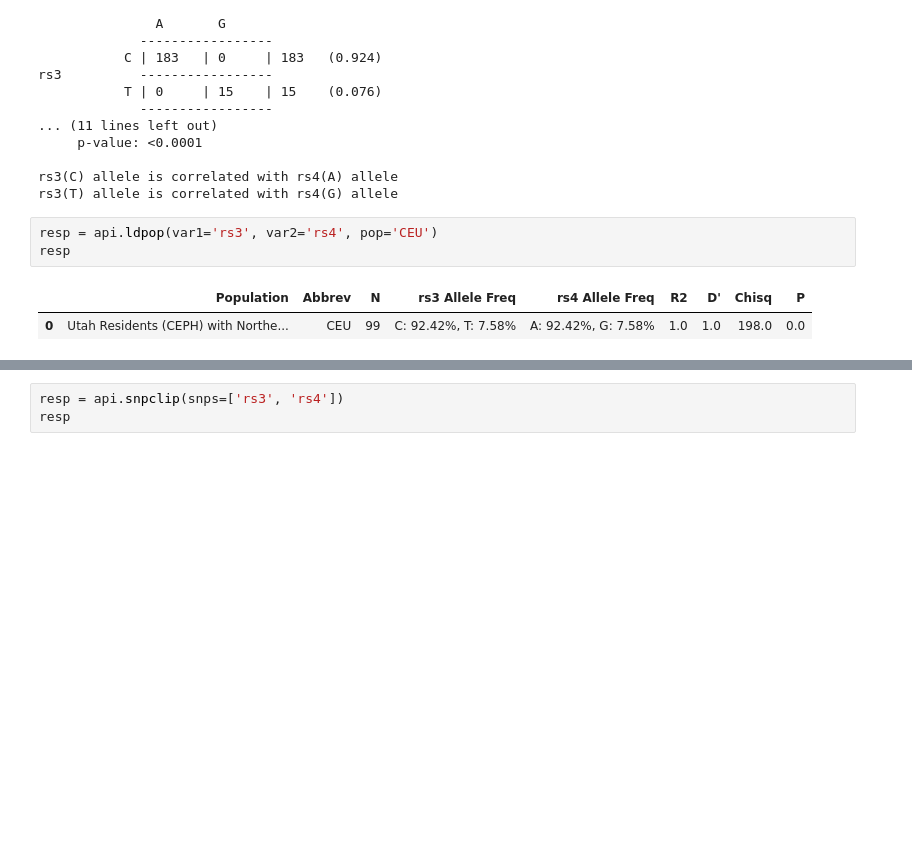
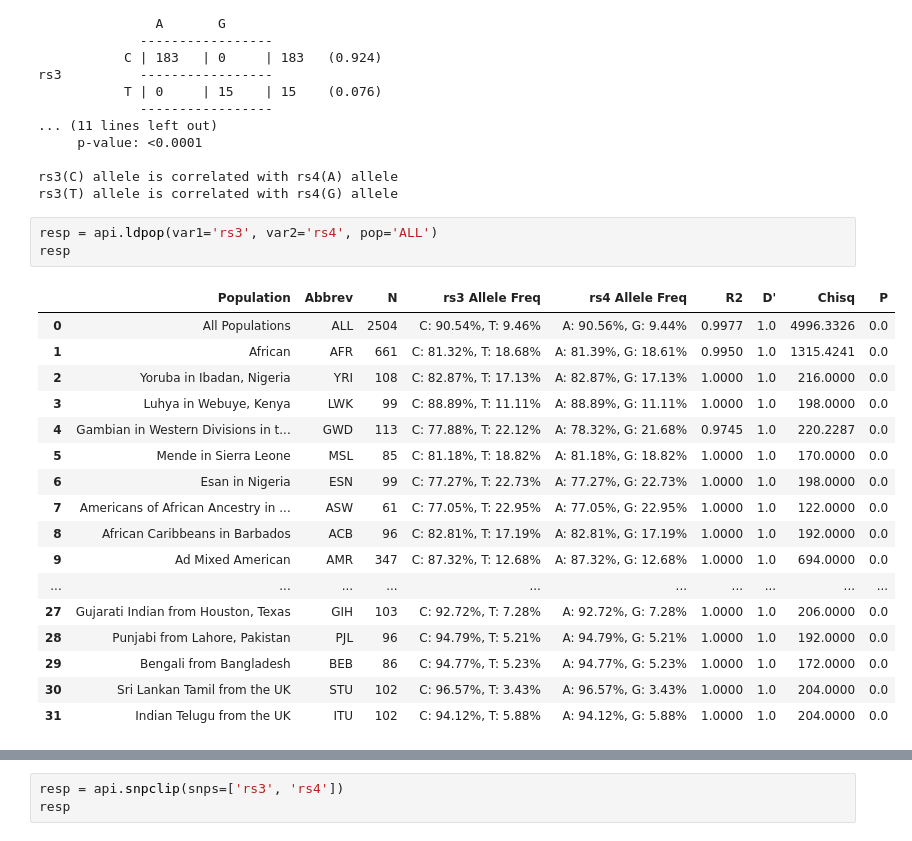
Before and after one commit to gokceneraslan/ldlink-python, a Jupyter notebook: notebook.ipynb, the cells around one changed output, grey strips where cells are left out. Saved outputs shown, nothing was run; the diff lists cells and outputs as text; blank space fills up the shorter version.

```diff
--- a/notebook.ipynb
+++ b/notebook.ipynb
@@ -65,10 +58,25 @@ rs3          -----------------
 rs3(C) allele is correlated with rs4(A) allele
 rs3(T) allele is correlated with rs4(G) allele
 # %%
-resp = api.ldpop(var1='rs3', var2='rs4', pop='CEU')
+resp = api.ldpop(var1='rs3', var2='rs4', pop='ALL')
 resp
 # %% [output]
 |  | Population | Abbrev | N | rs3 Allele Freq | rs4 Allele Freq | R2 | D' | Chisq | P |
-| 0 | Utah Residents (CEPH) with Northe... | CEU | 99 | C: 92.42%, T: 7.58% | A: 92.42%, G: 7.58% | 1.0 | 1.0 | 198.0 | 0.0 |
+| 0 | All Populations | ALL | 2504 | C: 90.54%, T: 9.46% | A: 90.56%, G: 9.44% | 0.9977 | 1.0 | 4996.3326 | 0.0 |
+| 1 | African | AFR | 661 | C: 81.32%, T: 18.68% | A: 81.39%, G: 18.61% | 0.9950 | 1.0 | 1315.4241 | 0.0 |
+| 2 | Yoruba in Ibadan, Nigeria | YRI | 108 | C: 82.87%, T: 17.13% | A: 82.87%, G: 17.13% | 1.0000 | 1.0 | 216.0000 | 0.0 |
+| 3 | Luhya in Webuye, Kenya | LWK | 99 | C: 88.89%, T: 11.11% | A: 88.89%, G: 11.11% | 1.0000 | 1.0 | 198.0000 | 0.0 |
+| 4 | Gambian in Western Divisions in t... | GWD | 113 | C: 77.88%, T: 22.12% | A: 78.32%, G: 21.68% | 0.9745 | 1.0 | 220.2287 | 0.0 |
+| 5 | Mende in Sierra Leone | MSL | 85 | C: 81.18%, T: 18.82% | A: 81.18%, G: 18.82% | 1.0000 | 1.0 | 170.0000 | 0.0 |
+| 6 | Esan in Nigeria | ESN | 99 | C: 77.27%, T: 22.73% | A: 77.27%, G: 22.73% | 1.0000 | 1.0 | 198.0000 | 0.0 |
+| 7 | Americans of African Ancestry in ... | ASW | 61 | C: 77.05%, T: 22.95% | A: 77.05%, G: 22.95% | 1.0000 | 1.0 | 122.0000 | 0.0 |
+| 8 | African Caribbeans in Barbados | ACB | 96 | C: 82.81%, T: 17.19% | A: 82.81%, G: 17.19% | 1.0000 | 1.0 | 192.0000 | 0.0 |
+| 9 | Ad Mixed American | AMR | 347 | C: 87.32%, T: 12.68% | A: 87.32%, G: 12.68% | 1.0000 | 1.0 | 694.0000 | 0.0 |
+| ... | ... | ... | ... | ... | ... | ... | ... | ... | ... |
+| 27 | Gujarati Indian from Houston, Texas | GIH | 103 | C: 92.72%, T: 7.28% | A: 92.72%, G: 7.28% | 1.0000 | 1.0 | 206.0000 | 0.0 |
+| 28 | Punjabi from Lahore, Pakistan | PJL | 96 | C: 94.79%, T: 5.21% | A: 94.79%, G: 5.21% | 1.0000 | 1.0 | 192.0000 | 0.0 |
+| 29 | Bengali from Bangladesh | BEB | 86 | C: 94.77%, T: 5.23% | A: 94.77%, G: 5.23% | 1.0000 | 1.0 | 172.0000 | 0.0 |
+| 30 | Sri Lankan Tamil from the UK | STU | 102 | C: 96.57%, T: 3.43% | A: 96.57%, G: 3.43% | 1.0000 | 1.0 | 204.0000 | 0.0 |
+| 31 | Indian Telugu from the UK | ITU | 102 | C: 94.12%, T: 5.88% | A: 94.12%, G: 5.88% | 1.0000 | 1.0 | 204.0000 | 0.0 |
 # %%
 resp = api.ldtrait(snps=['rs9834970', 'rs4'])
```
Also changed, not shown: parts of 3 cells of this notebook.
